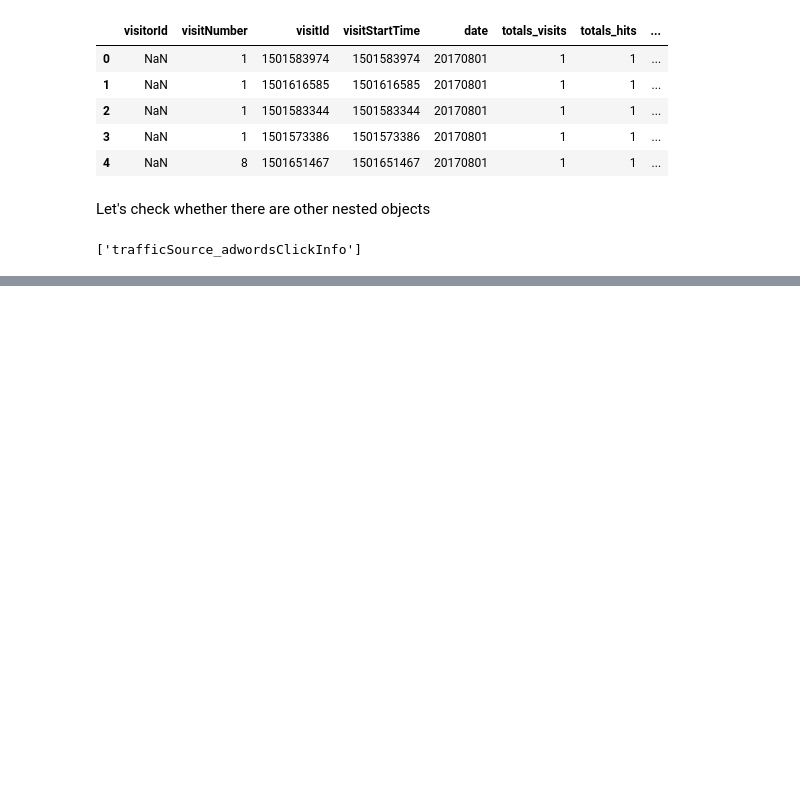
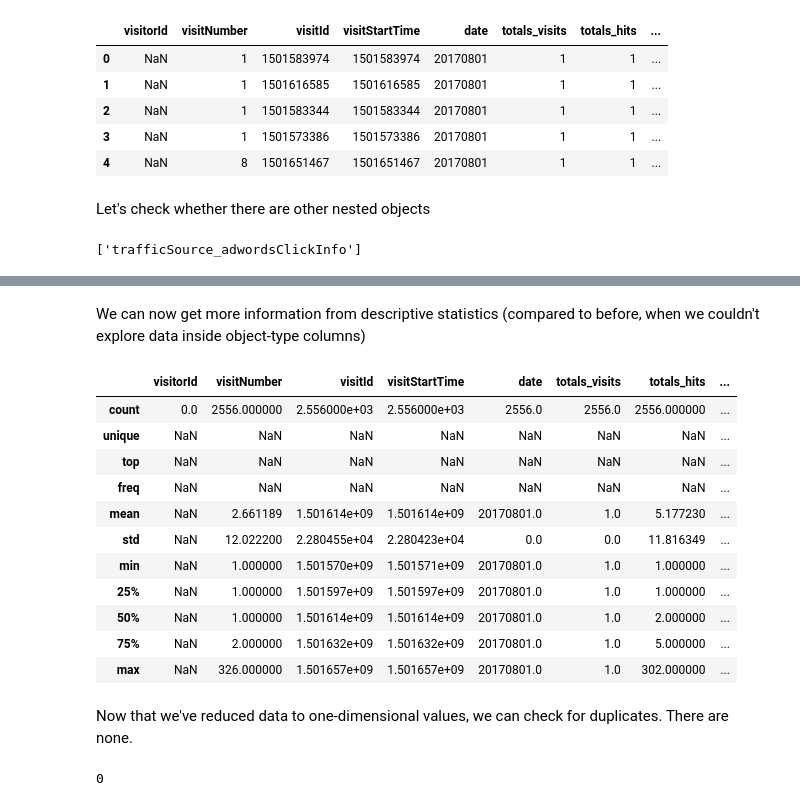
Before and after one commit to lamparelli/analytics_eda, a Jupyter notebook: eda.ipynb, the cells around one changed output, grey strips where cells are left out. Cells and saved outputs as stored; diff of their text form; code cells hidden in the pictures; blank space fills up the shorter version.

```diff
--- a/eda.ipynb
+++ b/eda.ipynb
@@ -122,0 +120,4 @@ TypeError: 'NoneType' object is not subscriptable
+# %%
+pd.set_option('display.max_colwidth', 250)
+arrayCols = utilities.getListOfArrayColumns(data)
+data[arrayCols].head(10)
@@ -122,0 +153,2 @@ TypeError: 'NoneType' object is not subscriptable
+# %%
+data.customDimensions = data.customDimensions.map(lambda val: None if (val == None or len(val) == 0) else val[0])
@@ -122,0 +182,3 @@ TypeError: 'NoneType' object is not subscriptable
+# %%
+data.drop(columns=["hits"], inplace=True)
+data.head()
@@ -122,0 +192,24 @@ TypeError: 'NoneType' object is not subscriptable
+# %% [markdown]
+We can now get more information from descriptive statistics (compared to before, when we couldn't explore data inside object-type columns)
+# %%
+data.describe(include="all")
+# %% [output]
+|  | visitorId | visitNumber | visitId | visitStartTime | date | totals_visits | totals_hits | ... |
+| count | 0.0 | 2556.000000 | 2.556000e+03 | 2.556000e+03 | 2556.0 | 2556.0 | 2556.000000 | ... |
+| unique | NaN | NaN | NaN | NaN | NaN | NaN | NaN | ... |
+| top | NaN | NaN | NaN | NaN | NaN | NaN | NaN | ... |
+| freq | NaN | NaN | NaN | NaN | NaN | NaN | NaN | ... |
+| mean | NaN | 2.661189 | 1.501614e+09 | 1.501614e+09 | 20170801.0 | 1.0 | 5.177230 | ... |
+| std | NaN | 12.022200 | 2.280455e+04 | 2.280423e+04 | 0.0 | 0.0 | 11.816349 | ... |
+| min | NaN | 1.000000 | 1.501570e+09 | 1.501571e+09 | 20170801.0 | 1.0 | 1.000000 | ... |
+| 25% | NaN | 1.000000 | 1.501597e+09 | 1.501597e+09 | 20170801.0 | 1.0 | 1.000000 | ... |
+| 50% | NaN | 1.000000 | 1.501614e+09 | 1.501614e+09 | 20170801.0 | 1.0 | 2.000000 | ... |
+| 75% | NaN | 2.000000 | 1.501632e+09 | 1.501632e+09 | 20170801.0 | 1.0 | 5.000000 | ... |
+| max | NaN | 326.000000 | 1.501657e+09 | 1.501657e+09 | 20170801.0 | 1.0 | 302.000000 | ... |
+# %% [markdown]
+Now that we've reduced data to one-dimensional values, we can check for duplicates.
+There are none.
+# %%
+data.duplicated().sum()
+# %% [output]
+0
```
Also changed, not shown: parts of 18 cells of this notebook, 1 other file.
